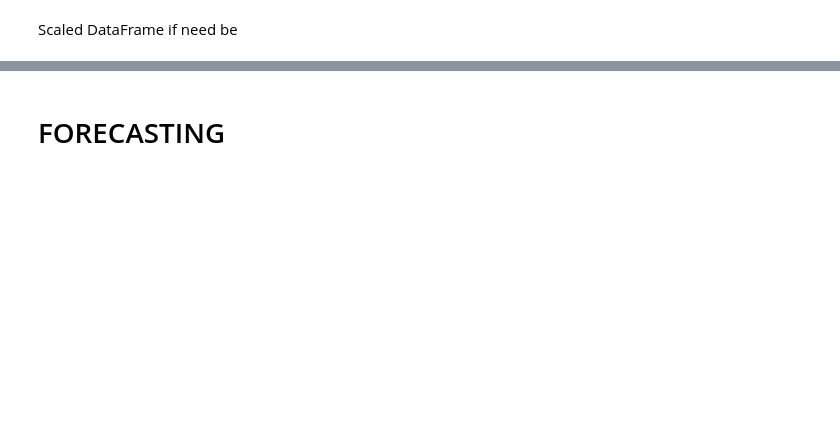
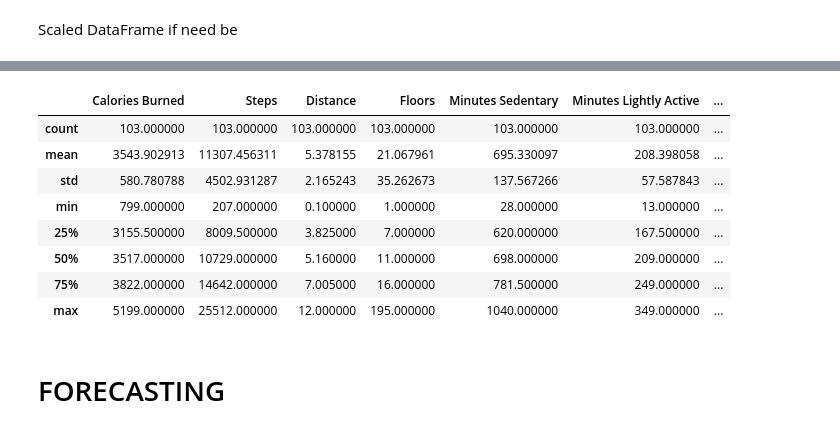
Before and after one commit to CrapWork/time-series, a Jupyter notebook: bare-bones.ipynb, the cells around one changed output, grey strips where cells are left out. Saved outputs shown, nothing was run; the diff lists cells and outputs as text; code cells hidden in the pictures; blank space fills up the shorter version.

```diff
--- a/bare-bones.ipynb
+++ b/bare-bones.ipynb
@@ -55,0 +77,2 @@ result.plot()
+# %%
+post_murder = df2['2018-08-26':]
@@ -56,2 +91,14 @@ result.plot()
+# %%
+post_murder.describe()
+# %% [output]
+|  | Calories Burned | Steps | Distance | Floors | Minutes Sedentary | Minutes Lightly Active | ... |
+| count | 103.000000 | 103.000000 | 103.000000 | 103.000000 | 103.000000 | 103.000000 | ... |
+| mean | 3543.902913 | 11307.456311 | 5.378155 | 21.067961 | 695.330097 | 208.398058 | ... |
+| std | 580.780788 | 4502.931287 | 2.165243 | 35.262673 | 137.567266 | 57.587843 | ... |
+| min | 799.000000 | 207.000000 | 0.100000 | 1.000000 | 28.000000 | 13.000000 | ... |
+| 25% | 3155.500000 | 8009.500000 | 3.825000 | 7.000000 | 620.000000 | 167.500000 | ... |
+| 50% | 3517.000000 | 10729.000000 | 5.160000 | 11.000000 | 698.000000 | 209.000000 | ... |
+| 75% | 3822.000000 | 14642.000000 | 7.005000 | 16.000000 | 781.500000 | 249.000000 | ... |
+| max | 5199.000000 | 25512.000000 | 12.000000 | 195.000000 | 1040.000000 | 349.000000 | ... |
 # %% [markdown]
 # FORECASTING
```
Also changed, not shown: parts of 24 cells of this notebook, 1 other file.
